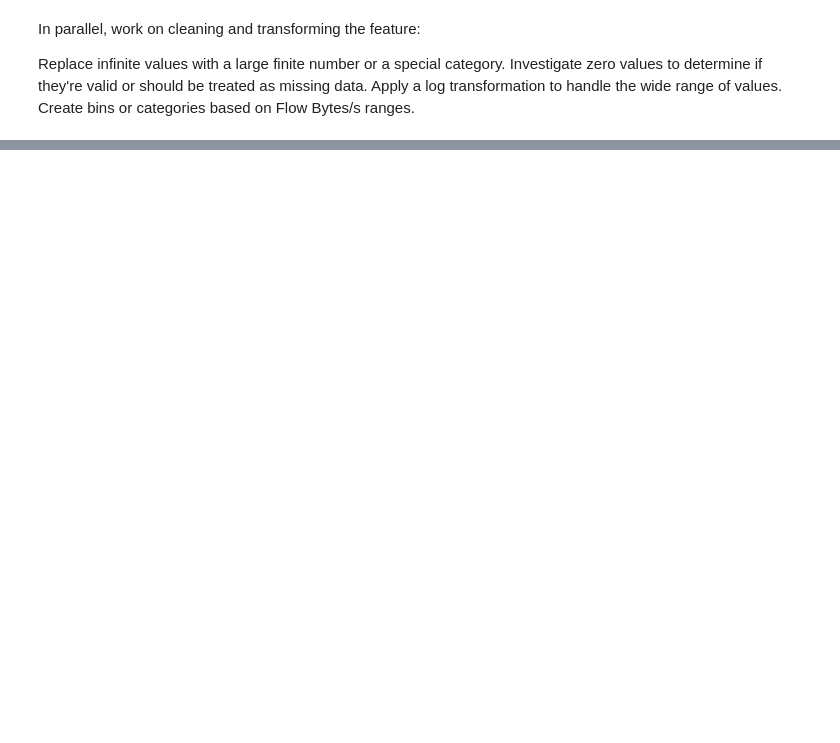
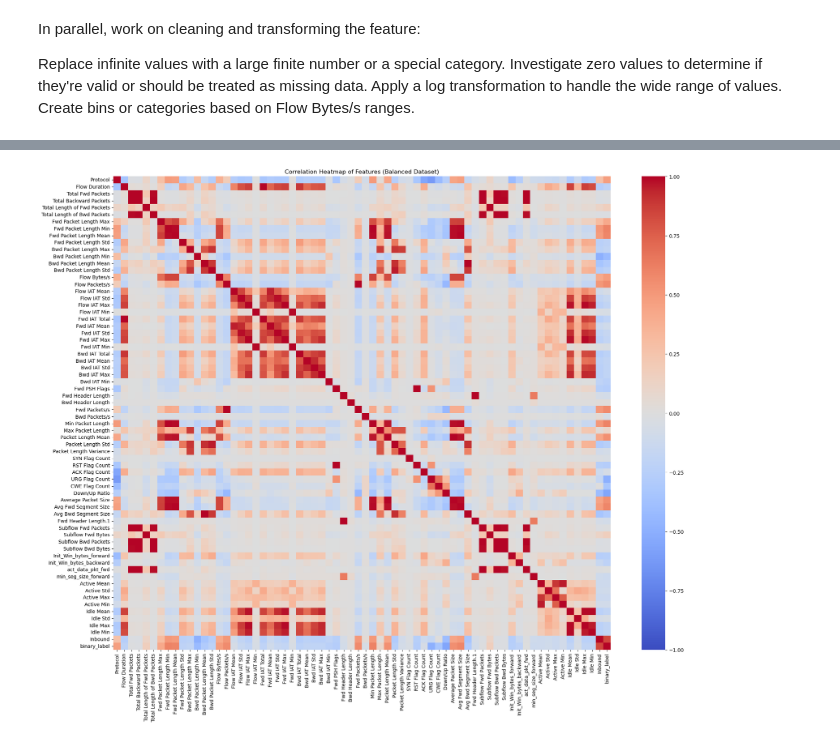
Before and after one commit to Eric-MK/nids_ddos, a Jupyter notebook: notebooks/attacks.ipynb, the cells around one changed output, grey strips where cells are left out. Cells and saved outputs as stored; diff of their text form; code cells hidden in the pictures; blank space fills up the shorter version.

Commit message:
cleaned dataset

```diff
--- a/notebooks/attacks.ipynb
+++ b/notebooks/attacks.ipynb
@@ -785,0 +719,7 @@ None
+# %%
+# Identify columns containing only zeros
+zero_columns = data_attack.columns[(data_attack == 0).all()].tolist()
+
+print("Columns containing only zeros:")
+print(zero_columns)
+print(f"\nNumber of columns with only zeros: {len(zero_columns)}")
@@ -785,0 +731,10 @@ None
+# %%
+# Add 'SimilarHTTP' to the list of columns to be removed
+columns_to_remove = zero_columns + ['SimillarHTTP']
+
+# Remove zero-only columns and 'SimilarHTTP'
+data_attack = data_attack.drop(columns=columns_to_remove)
+print("\nZero-only columns and 'SimillarHTTP' have been removed.")
+
+# Print the new shape of the dataset
+print(f"\nNew shape of the dataset: {data_attack.shape}")
@@ -785,0 +999,61 @@ None
+# %%
+# Calculate the correlation matrix
+correlation_matrix = data_balanced.corr()
+
+# Set up the matplotlib figure
+plt.figure(figsize=(20, 16))
+
+# Create a heatmap of the correlation matrix
+sns.heatmap(correlation_matrix, annot=False, cmap='coolwarm', vmin=-1, vmax=1, center=0)
+plt.title('Correlation Heatmap of Features (Balanced Dataset)')
+plt.tight_layout()
+plt.show()
+
+# Function to print highly correlated features
+def print_highly_correlated_features(correlation_matrix, threshold=0.8):
+    high_corr = np.where(np.abs(correlation_matrix) > threshold)
+    high_corr_list = [(correlation_matrix.index[x], correlation_matrix.columns[y], correlation_matrix.iloc[x, y])
+                      for x, y in zip(*high_corr) if x != y and x < y]
+
+    print(f"Highly correlated features (threshold = {threshold}):")
+    for feat1, feat2, corr in high_corr_list:
+        print(f"{feat1} - {feat2}: {corr:.2f}")
+
+    return high_corr_list
+
+# Print highly correlated features
+high_corr_list = print_highly_correlated_features(correlation_matrix, threshold=0.8)
+
+# Identify features to remove, excluding the target variable
+features_to_remove = set()
+for feat1, feat2, _ in high_corr_list:
+    # Exclude 'binary_label' from removal
+    if feat2 != 'binary_label':
+        features_to_remove.add(feat2)
+    elif feat1 != 'binary_label':
+        features_to_remove.add(feat1)
+
+print("\nFeatures suggested for removal:")
+print(features_to_remove)
+
+# Create a new dataset with reduced features, ensuring we keep 'binary_label'
+data_reduced = data_balanced.drop(columns=list(features_to_remove))
+
+print(f"\nOriginal number of features: {data_balanced.shape[1]}")
+print(f"Number of features after removing highly correlated ones: {data_reduced.shape[1]}")
+
+# Display the first few rows of the reduced dataset
+print("\nFirst few rows of the reduced dataset:")
+print(data_reduced.head())
+
+# Confirm that 'binary_label' is still in the dataset
+if 'binary_label' in data_reduced.columns:
+    print("\n'binary_label' is present in the reduced dataset.")
+else:
+    print("\nWARNING: 'binary_label' is not in the reduced dataset!")
+
+# Display the distribution of the target variable
+print("\nDistribution of binary_label in the reduced dataset:")
+print(data_reduced['binary_label'].value_counts(normalize=True))
+# %% [output]
+[figure, added]
```
Also changed, not shown: parts of 27 cells of this notebook.
